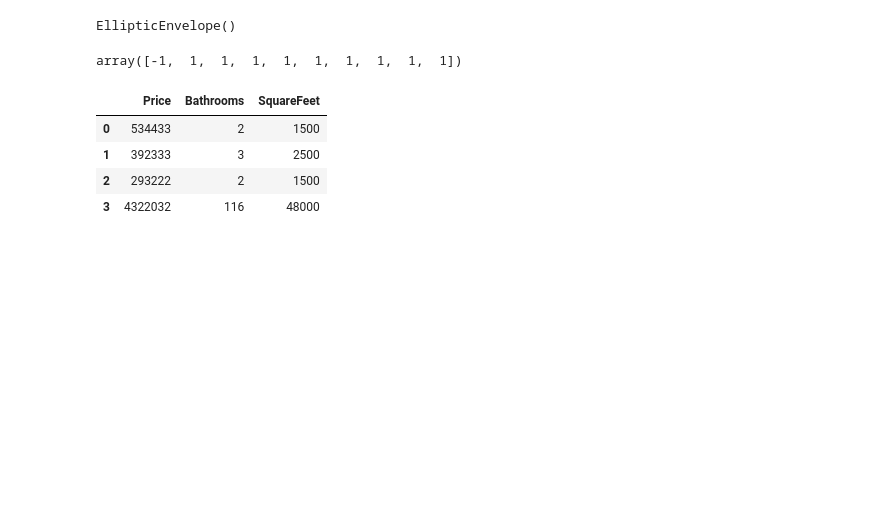
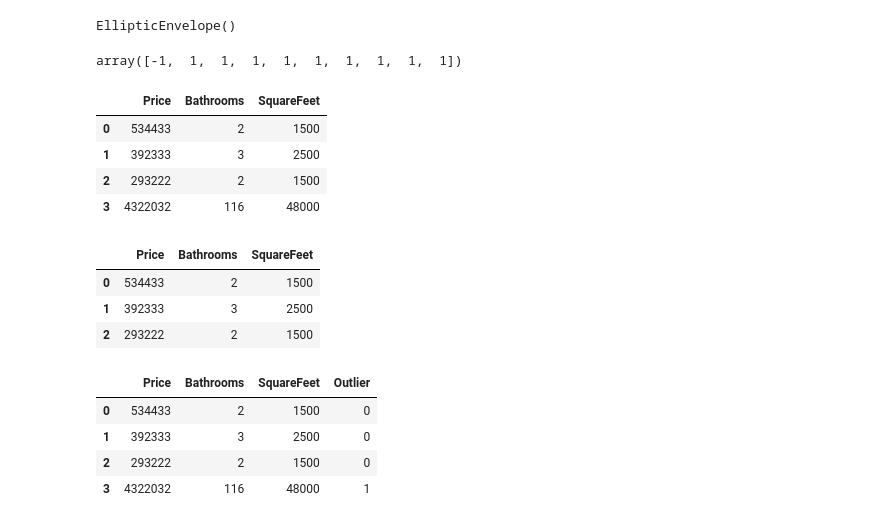
Before and after one commit to SamGombs20/DataAnalysisSample, a Jupyter notebook: code/handlingNumericalData.ipynb, the cells around one changed output. Drawn from its saved outputs; the diff is of its cells as text; code cells hidden in the pictures; blank space fills up the shorter version.

```diff
--- a/code/handlingNumericalData.ipynb
+++ b/code/handlingNumericalData.ipynb
@@ -134,3 +133,21 @@ houses
 | 1 | 392333 | 3 | 2500 |
 | 2 | 293222 | 2 | 1500 |
 | 3 | 4322032 | 116 | 48000 |
+# %%
+#1. Dropping them
+houses[houses['Bathrooms'] < 10]
+# %% [output]
+|  | Price | Bathrooms | SquareFeet |
+| 0 | 534433 | 2 | 1500 |
+| 1 | 392333 | 3 | 2500 |
+| 2 | 293222 | 2 | 1500 |
+# %%
+#2. Create a feature based on boolean condition
+houses['Outlier'] = np.where(houses['Bathrooms'] < 10, 0, 1)
+houses
+# %% [output]
+|  | Price | Bathrooms | SquareFeet | Outlier |
+| 0 | 534433 | 2 | 1500 | 0 |
+| 1 | 392333 | 3 | 2500 | 0 |
+| 2 | 293222 | 2 | 1500 | 0 |
+| 3 | 4322032 | 116 | 48000 | 1 |
```
Also changed, not shown: parts of 5 cells of this notebook.
